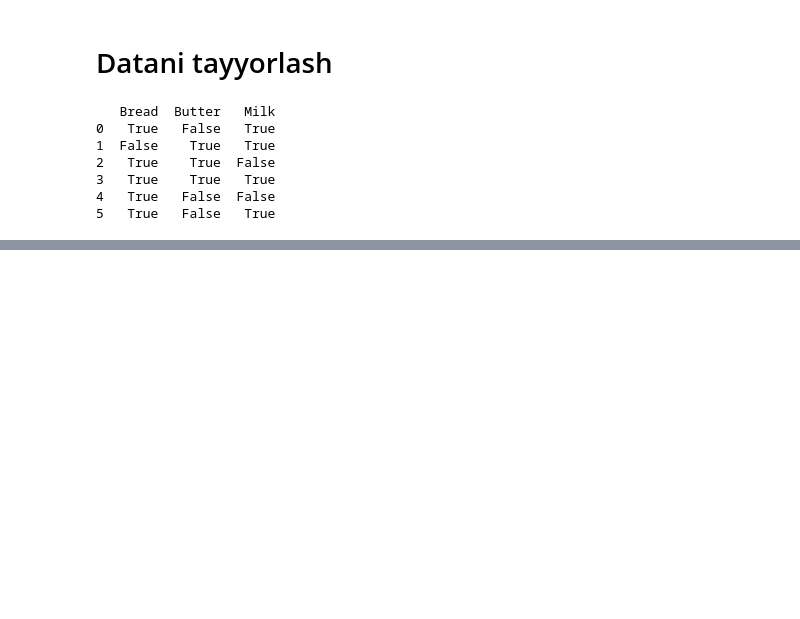
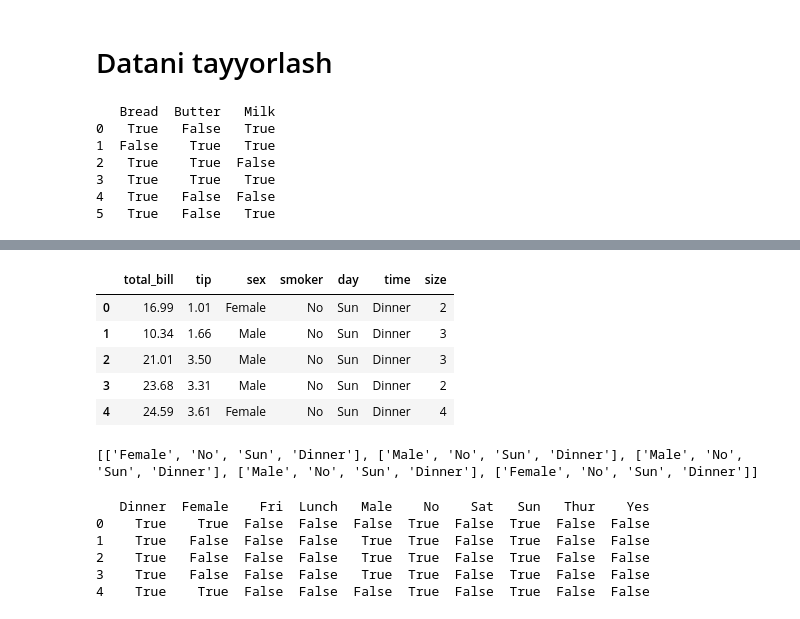
Before and after one commit to rrrasulbekruzmetov/Practise, a Jupyter notebook: Notebook/ARL_Amaliyot.ipynb, the cells around one changed output, grey strips where cells are left out. Saved outputs shown, nothing was run; the diff lists cells and outputs as text; code cells hidden in the pictures; blank space fills up the shorter version.

```diff
--- a/Notebook/ARL_Amaliyot.ipynb
+++ b/Notebook/ARL_Amaliyot.ipynb
@@ -133,0 +194,7 @@ print(df)
+# %%
+import seaborn as sns
+import pandas as pd
+
+df = sns.load_dataset("tips")
+
+print(df.info())
@@ -133,0 +217,32 @@ print(df)
+# %%
+df.head()
+# %% [output]
+|  | total_bill | tip | sex | smoker | day | time | size |
+| 0 | 16.99 | 1.01 | Female | No | Sun | Dinner | 2 |
+| 1 | 10.34 | 1.66 | Male | No | Sun | Dinner | 3 |
+| 2 | 21.01 | 3.50 | Male | No | Sun | Dinner | 3 |
+| 3 | 23.68 | 3.31 | Male | No | Sun | Dinner | 2 |
+| 4 | 24.59 | 3.61 | Female | No | Sun | Dinner | 4 |
+# %%
+df = df[['sex', 'smoker', 'day', 'time']]
+
+# har bir row ni transactionga aylantirish
+transactions = df.astype(str).values.tolist()
+
+print(transactions[:5])
+# %% [output]
+[['Female', 'No', 'Sun', 'Dinner'], ['Male', 'No', 'Sun', 'Dinner'], ['Male', 'No', 'Sun', 'Dinner'], ['Male', 'No', 'Sun', 'Dinner'], ['Female', 'No', 'Sun', 'Dinner']]
+# %%
+from mlxtend.preprocessing import TransactionEncoder
+
+te = TransactionEncoder()
+te_data = te.fit(transactions).transform(transactions)
+basket = pd.DataFrame(te_data, columns=te.columns_)
+print(basket.head())
+# %% [output]
+   Dinner  Female    Fri  Lunch   Male    No    Sat   Sun   Thur    Yes
+0    True    True  False  False  False  True  False  True  False  False
+1    True   False  False  False   True  True  False  True  False  False
+2    True   False  False  False   True  True  False  True  False  False
+3    True   False  False  False   True  True  False  True  False  False
+4    True    True  False  False  False  True  False  True  False  False
```
Also changed, not shown: parts of 16 cells of this notebook.
